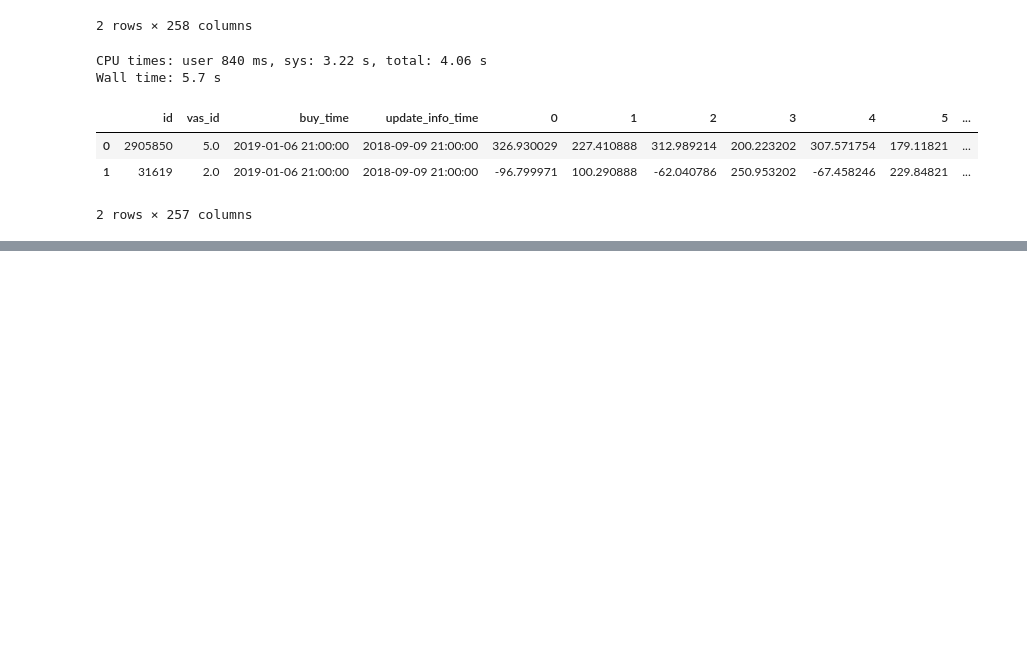
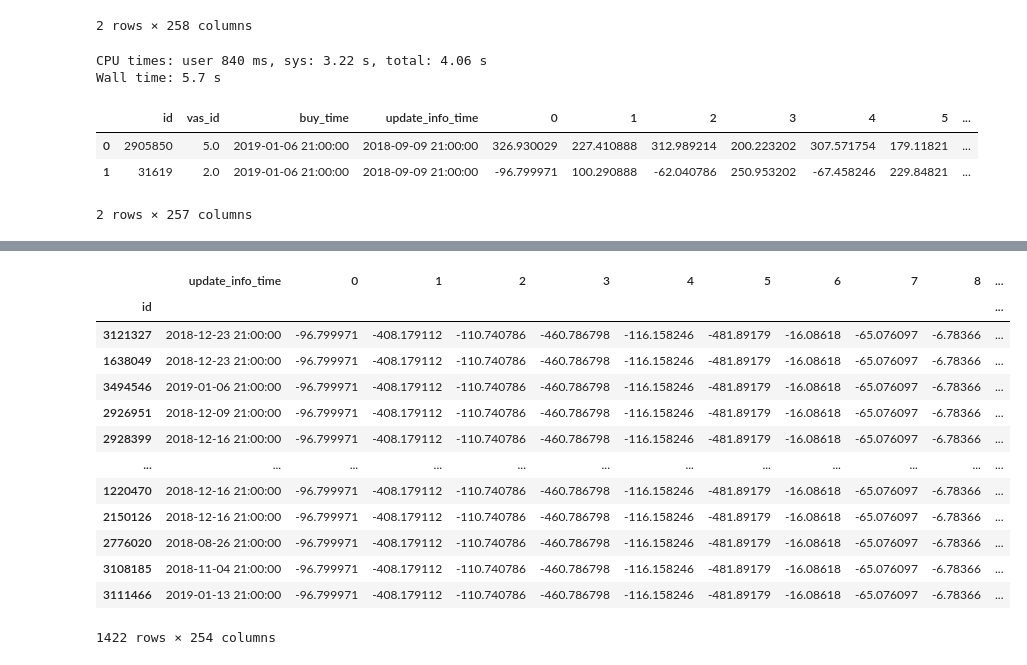
Before and after one commit to hildar/RecSys-Megafon, a Jupyter notebook: Train.ipynb, the cells around one changed output, grey strips where cells are left out. Saved outputs shown, nothing was run; the diff lists cells and outputs as text; code cells hidden in the pictures; blank space fills up the shorter version.

```diff
--- a/Train.ipynb
+++ b/Train.ipynb
@@ -224,0 +238,8 @@ Wall time: 5.7 s
+# %%
+%%time
+f = features.copy()
+f.set_index('id', inplace=True)
+
+print("Есть ли дубли в строках?", f.duplicated().sum())
+print("Сколько процент признаков могут принимать null-значениями? %d%%" % float((f.isnull().sum() > 0)\
+                                                                                .sum()/f.shape[1]*100))
@@ -224,0 +251,17 @@ Wall time: 5.7 s
+# %%
+f[f.duplicated()]
+# %% [output]
+|  | update_info_time | 0 | 1 | 2 | 3 | 4 | 5 | 6 | 7 | 8 | ... |
+| id |  |  |  |  |  |  |  |  |  |  | ... |
+| 3121327 | 2018-12-23 21:00:00 | -96.799971 | -408.179112 | -110.740786 | -460.786798 | -116.158246 | -481.89179 | -16.08618 | -65.076097 | -6.78366 | ... |
+| 1638049 | 2018-12-23 21:00:00 | -96.799971 | -408.179112 | -110.740786 | -460.786798 | -116.158246 | -481.89179 | -16.08618 | -65.076097 | -6.78366 | ... |
+| 3494546 | 2019-01-06 21:00:00 | -96.799971 | -408.179112 | -110.740786 | -460.786798 | -116.158246 | -481.89179 | -16.08618 | -65.076097 | -6.78366 | ... |
+| 2926951 | 2018-12-09 21:00:00 | -96.799971 | -408.179112 | -110.740786 | -460.786798 | -116.158246 | -481.89179 | -16.08618 | -65.076097 | -6.78366 | ... |
+| 2928399 | 2018-12-16 21:00:00 | -96.799971 | -408.179112 | -110.740786 | -460.786798 | -116.158246 | -481.89179 | -16.08618 | -65.076097 | -6.78366 | ... |
+| ... | ... | ... | ... | ... | ... | ... | ... | ... | ... | ... | ... |
+| 1220470 | 2018-12-16 21:00:00 | -96.799971 | -408.179112 | -110.740786 | -460.786798 | -116.158246 | -481.89179 | -16.08618 | -65.076097 | -6.78366 | ... |
+| 2150126 | 2018-12-16 21:00:00 | -96.799971 | -408.179112 | -110.740786 | -460.786798 | -116.158246 | -481.89179 | -16.08618 | -65.076097 | -6.78366 | ... |
+| 2776020 | 2018-08-26 21:00:00 | -96.799971 | -408.179112 | -110.740786 | -460.786798 | -116.158246 | -481.89179 | -16.08618 | -65.076097 | -6.78366 | ... |
+| 3108185 | 2018-11-04 21:00:00 | -96.799971 | -408.179112 | -110.740786 | -460.786798 | -116.158246 | -481.89179 | -16.08618 | -65.076097 | -6.78366 | ... |
+| 3111466 | 2019-01-13 21:00:00 | -96.799971 | -408.179112 | -110.740786 | -460.786798 | -116.158246 | -481.89179 | -16.08618 | -65.076097 | -6.78366 | ... |
+1422 rows × 254 columns
```
Also changed, not shown: parts of 12 cells of this notebook.
